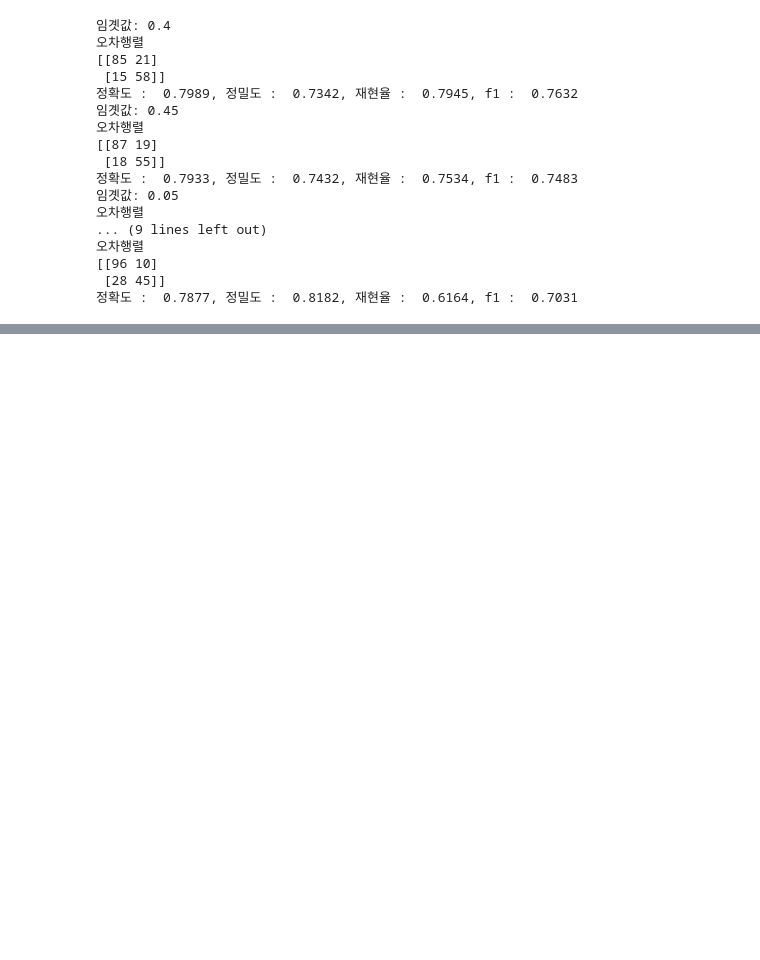
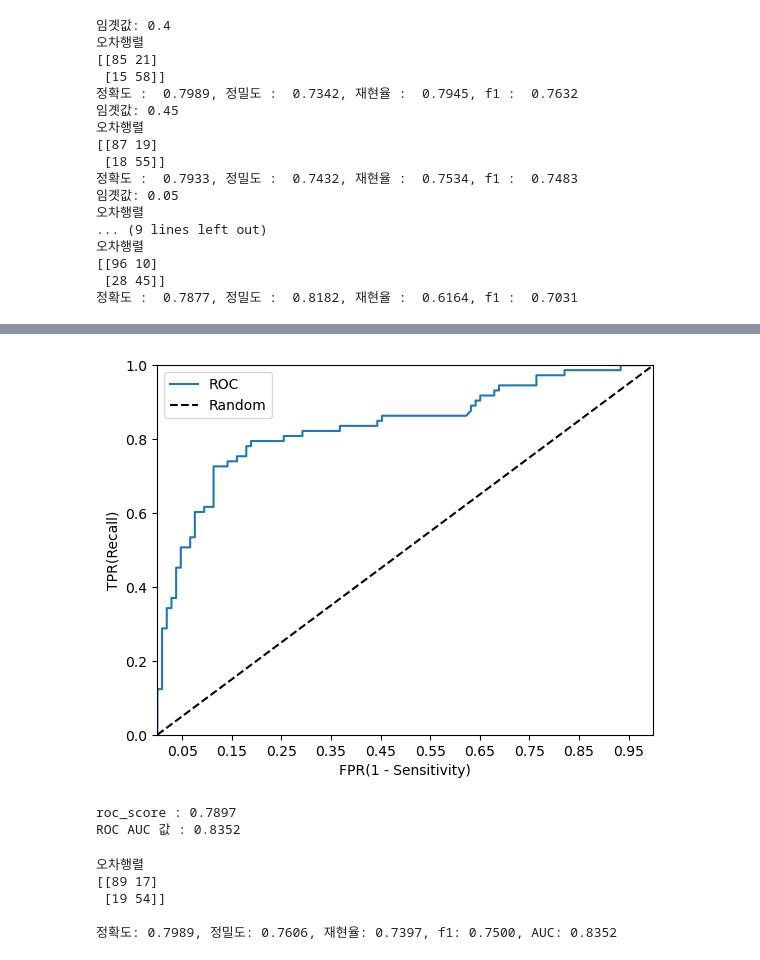
Before and after one commit to yoon3515/ML, a Jupyter notebook: WIL1_accuracy.ipynb, the cells around one changed output, grey strips where cells are left out. Saved outputs shown, nothing was run; the diff lists cells and outputs as text; code cells hidden in the pictures; blank space fills up the shorter version.

Commit message:
WIL1_accuracy_rocaucscore

```diff
--- a/WIL1_accuracy.ipynb
+++ b/WIL1_accuracy.ipynb
@@ -550,0 +599,17 @@ get_eval_by_threshold(y_test, pred_proba[:, 1].reshape(-1,1), thresholds)
+# %%
+# 레이블 값이 1일 때의 예측 확률 추출
+pred_proba_class1 = lr.predict_proba(X_test)[:, 1]
+print('max predict_proba :', np.max(pred_proba_class1))
+
+fprs, tprs, thresholds = roc_curve(y_test, pred_proba_class1)
+print('thresholds 로우 수 :', thresholds.shape[0])
+print('\nthresholds[0] :', thresholds[0])
+
+# 반환된 임곗값 배열 로우가 63건 임으로 샘플로 10건만 추출하되, 임곗값을 6step으로 추출
+thr_index = np.arange(0, thresholds.shape[0], 6)
+print('\n샘플 추출을 위한 임곗값 배열의 index 10개 :', thr_index) # index
+print('샘플용 10개의 임곗값 :', np.round(thresholds[thr_index], 2)) # 해당 index의 thresholds 값
+
+# 6step 단위로 추출된 임계값에 따른 FPR, TPR 값
+print('\n샘플 임곗값 별 FPR :', np.round(fprs[thr_index], 3))
+print('샘플 임곗값 별 TPR :', np.round(tprs[thr_index], 3))
@@ -550,0 +627,56 @@ get_eval_by_threshold(y_test, pred_proba[:, 1].reshape(-1,1), thresholds)
+# %%
+def roc_curve_plot(y_test, pred_proba_c1) :
+    # 임곗값에 따른 FPR, TPR 값을 반환 받음
+    fprs, tprs, thresholds = roc_curve(y_test, pred_proba_c1)
+
+    # ROC Curve를 plot 곡선으로 그리기
+    plt.plot(fprs, tprs, label = 'ROC')
+
+    # 가운데 대각선 직선 그리기
+    plt.plot([0, 1], [0, 1], 'k--', label = 'Random')
+
+    # FPR X축의 Scale을 0.1 단위로 변경하고 X, Y축명 설정
+    start, end = plt.xlim()
+    plt.xticks(np.round(np.arange(start, end, 0.1), 2))
+    plt.xlim(0, 1); plt.ylim(0, 1)
+    plt.xlabel('FPR(1 - Sensitivity)') ; plt.ylabel('TPR(Recall)')
+    plt.legend()
+    plt.show()
+
+roc_curve_plot(y_test, lr.predict_proba(X_test)[:, 1])
+# %% [output]
+[figure, added]
+# %%
+pred = lr.predict(X_test)
+roc_score = roc_auc_score(y_test, pred)
+print('roc_score :', np.round(roc_score, 4))
+
+pred_proba = lr.predict_proba(X_test)[: ,1]
+roc_score_proba = roc_auc_score(y_test, pred_proba)
+print('ROC AUC 값 :', np.round(roc_score_proba, 4))
+# %% [output]
+roc_score : 0.7897
+ROC AUC 값 : 0.8352
+# %%
+def get_clf_eval(y_test, pred=None, pred_proba=None):
+    confusion = confusion_matrix(y_test, pred)
+    accuracy = accuracy_score(y_test, pred)
+    precision = precision_score(y_test, pred)
+    recall = recall_score(y_test, pred)
+    f1 = f1_score(y_test, pred)
+    roc_auc = roc_auc_score(y_test, pred_proba)
+    print('오차행렬')
+    print(confusion)
+
+    print('\n정확도:{0: .4f}, 정밀도:{1: .4f}, 재현율:{2: .4f}, f1:{3: .4f}, AUC:{4: .4f}'.format(accuracy, precision, recall,
+                                                                                                 f1, roc_auc) )
+
+pred = lr.predict(X_test)
+pred_proba_1 = lr.predict_proba(X_test)[:,1]
+get_clf_eval(y_test, pred, pred_proba_1)
+# %% [output]
+오차행렬
+[[89 17]
+ [19 54]]
+
+정확도: 0.7989, 정밀도: 0.7606, 재현율: 0.7397, f1: 0.7500, AUC: 0.8352
```
Also changed, not shown: parts of 8 cells of this notebook.
